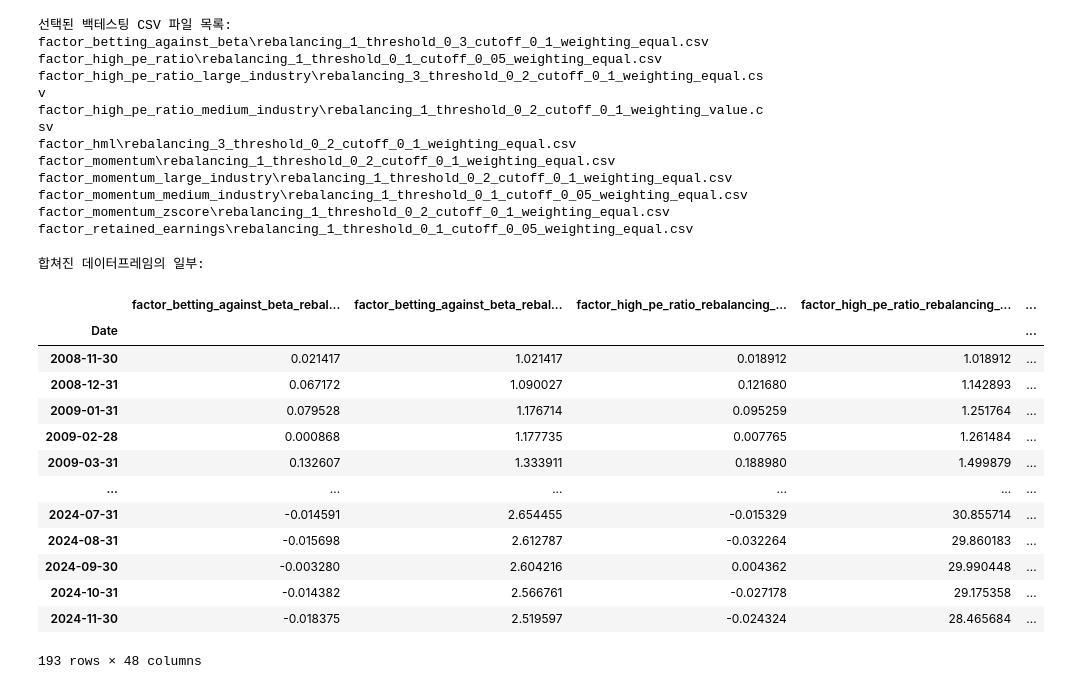
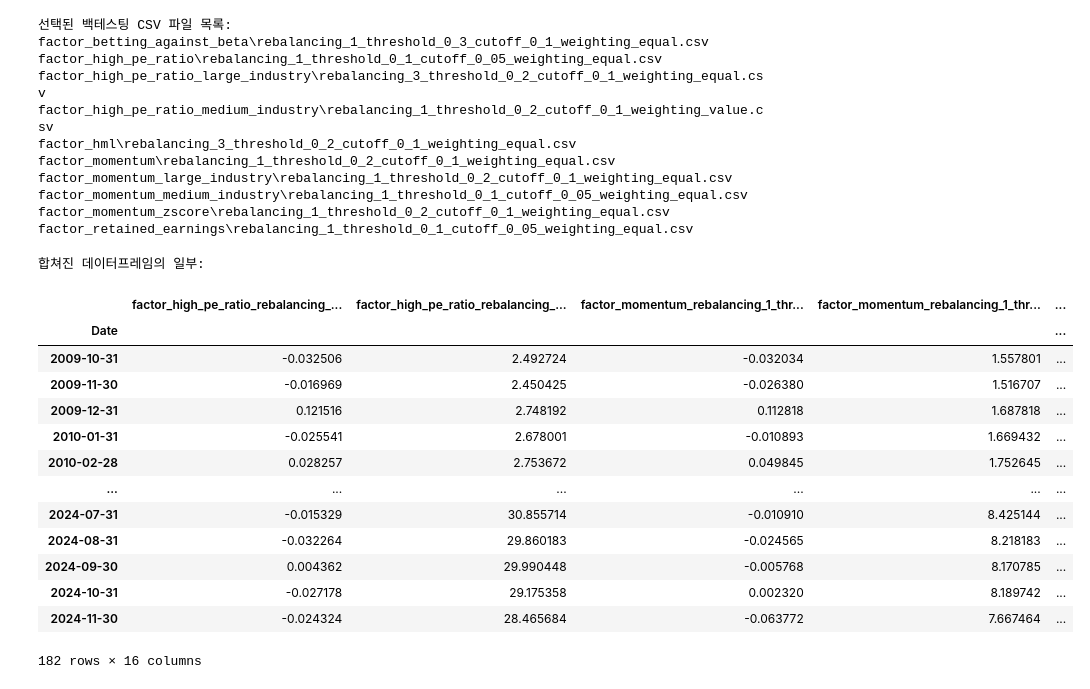
Before and after one commit to Crane-lupert/metafactor_DL, a Jupyter notebook: CasualAI.ipynb, the cells around one changed output. Cells and saved outputs as stored; diff of their text form; code cells hidden in the pictures.

```diff
--- a/CasualAI.ipynb
+++ b/CasualAI.ipynb
@@ -1572,7 +1601,7 @@ factor_retained_earnings\rebalancing_1_threshold_0_1_cutoff_0_05_weighting_equal
 2.2 그 외 데이터 로드
 '''
 # periods = [1,3,6,11]
-periods = [1]
+periods = [12]
 
 # 코스피/코스닥 지수 데이터 로드
 market_indices = hs.load_market_indices()
@@ -1607,6 +1636,10 @@ exchange_rate = exchange_rate.sort_index().fillna(method='ffill').dropna()
 '''
 2.3 전략 데이터 로드 및 합치기
 '''
+#딱 세 개만 사용 : 위의 전략 목록중 3개 임의로 선택
+best_results = [best_results[1], best_results[5]
+                # , best_results[9]
+               ]
 
 # 각 전략의 월별 수익률과 포트폴리오 가치를 저장할 데이터프레임 리스트 초기화
 strategy_returns = []
@@ -1655,44 +1688,44 @@ def calculate_zscore_over_periods(df, columns, periods):
         numeric_columns = df[columns].select_dtypes(include=["number"])
         rolling_window = numeric_columns.rolling(window=period).mean()
 
         # Z-Score 계산
         zscore_df = rolling_window.apply(lambda x: zscore(x, nan_policy='omit') if len(x) > 1 else None, raw=False)
         zscore_df.columns = [f"{col}_zscore_{period}m" for col in numeric_columns.columns]
 
         # 직전 시점 값으로 이동
         zscore_df = zscore_df.shift(1)
 
         # 원본 데이터프레임에 추가
         df = df.join(zscore_df)
     return df
 
 # Z-Score 계산 (3개월, 6개월, 12개월)
 combined_df = calculate_zscore_over_periods(combined_df, value_columns, periods)
 
 # 추가 데이터 합치기
 combined_df = combined_df.join(market_indices, how='left')
 combined_df = combined_df.join(rf_monthly, how='left')
 combined_df = combined_df.join(exchange_rate, how='left')
 
 # 결측치 처리 (앞 방향으로 채우기)
 combined_df = combined_df.fillna(method='ffill').dropna()
 
 # 결과 확인
 print("\n합쳐진 데이터프레임의 일부:")
 combined_df
 # %% [output]
 합쳐진 데이터프레임의 일부:
-|  | factor_betting_against_beta_rebal... | factor_betting_against_beta_rebal... | factor_high_pe_ratio_rebalancing_... | factor_high_pe_ratio_rebalancing_... | ... |
+|  | factor_high_pe_ratio_rebalancing_... | factor_high_pe_ratio_rebalancing_... | factor_momentum_rebalancing_1_thr... | factor_momentum_rebalancing_1_thr... | ... |
 | Date |  |  |  |  | ... |
-| 2008-11-30 | 0.021417 | 1.021417 | 0.018912 | 1.018912 | ... |
-| 2008-12-31 | 0.067172 | 1.090027 | 0.121680 | 1.142893 | ... |
-| 2009-01-31 | 0.079528 | 1.176714 | 0.095259 | 1.251764 | ... |
-| 2009-02-28 | 0.000868 | 1.177735 | 0.007765 | 1.261484 | ... |
-| 2009-03-31 | 0.132607 | 1.333911 | 0.188980 | 1.499879 | ... |
+| 2009-10-31 | -0.032506 | 2.492724 | -0.032034 | 1.557801 | ... |
+| 2009-11-30 | -0.016969 | 2.450425 | -0.026380 | 1.516707 | ... |
+| 2009-12-31 | 0.121516 | 2.748192 | 0.112818 | 1.687818 | ... |
+| 2010-01-31 | -0.025541 | 2.678001 | -0.010893 | 1.669432 | ... |
+| 2010-02-28 | 0.028257 | 2.753672 | 0.049845 | 1.752645 | ... |
 | ... | ... | ... | ... | ... | ... |
-| 2024-07-31 | -0.014591 | 2.654455 | -0.015329 | 30.855714 | ... |
-| 2024-08-31 | -0.015698 | 2.612787 | -0.032264 | 29.860183 | ... |
-| 2024-09-30 | -0.003280 | 2.604216 | 0.004362 | 29.990448 | ... |
-| 2024-10-31 | -0.014382 | 2.566761 | -0.027178 | 29.175358 | ... |
-| 2024-11-30 | -0.018375 | 2.519597 | -0.024324 | 28.465684 | ... |
+| 2024-07-31 | -0.015329 | 30.855714 | -0.010910 | 8.425144 | ... |
+| 2024-08-31 | -0.032264 | 29.860183 | -0.024565 | 8.218183 | ... |
+| 2024-09-30 | 0.004362 | 29.990448 | -0.005768 | 8.170785 | ... |
+| 2024-10-31 | -0.027178 | 29.175358 | 0.002320 | 8.189742 | ... |
+| 2024-11-30 | -0.024324 | 28.465684 | -0.063772 | 7.667464 | ... |
-193 rows × 48 columns
+182 rows × 16 columns
```
Also changed, not shown: parts of 40 cells of this notebook.
